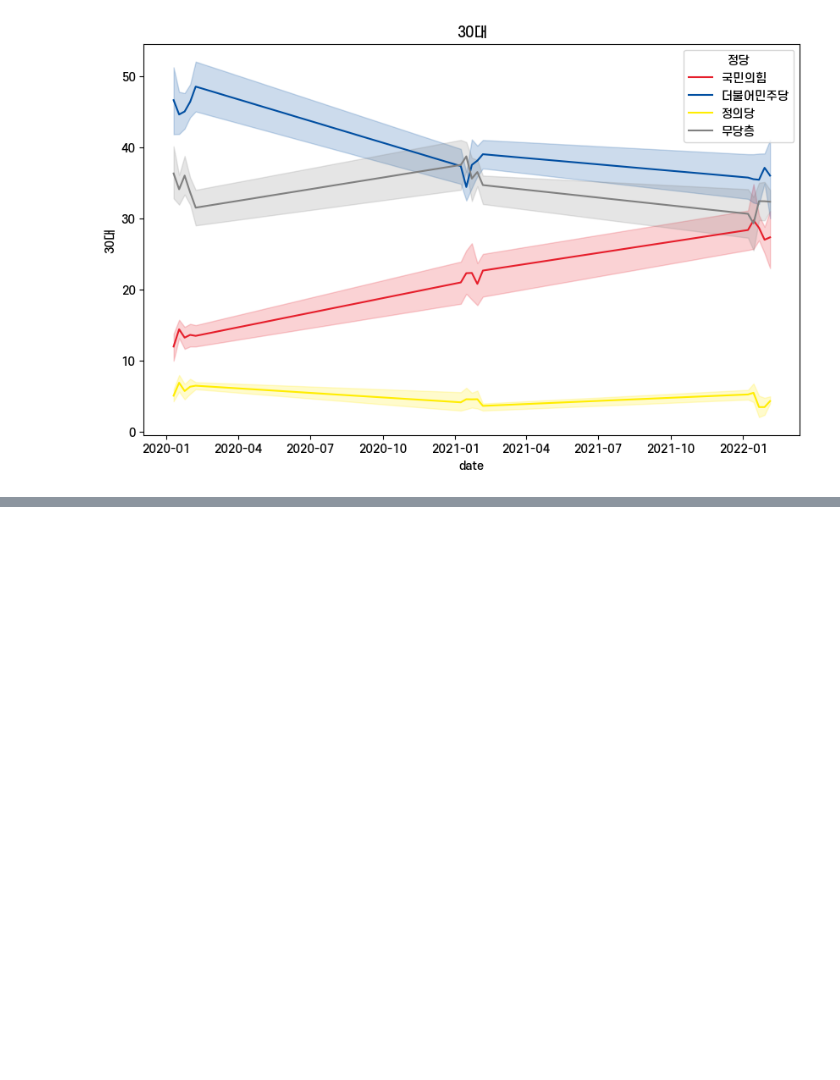
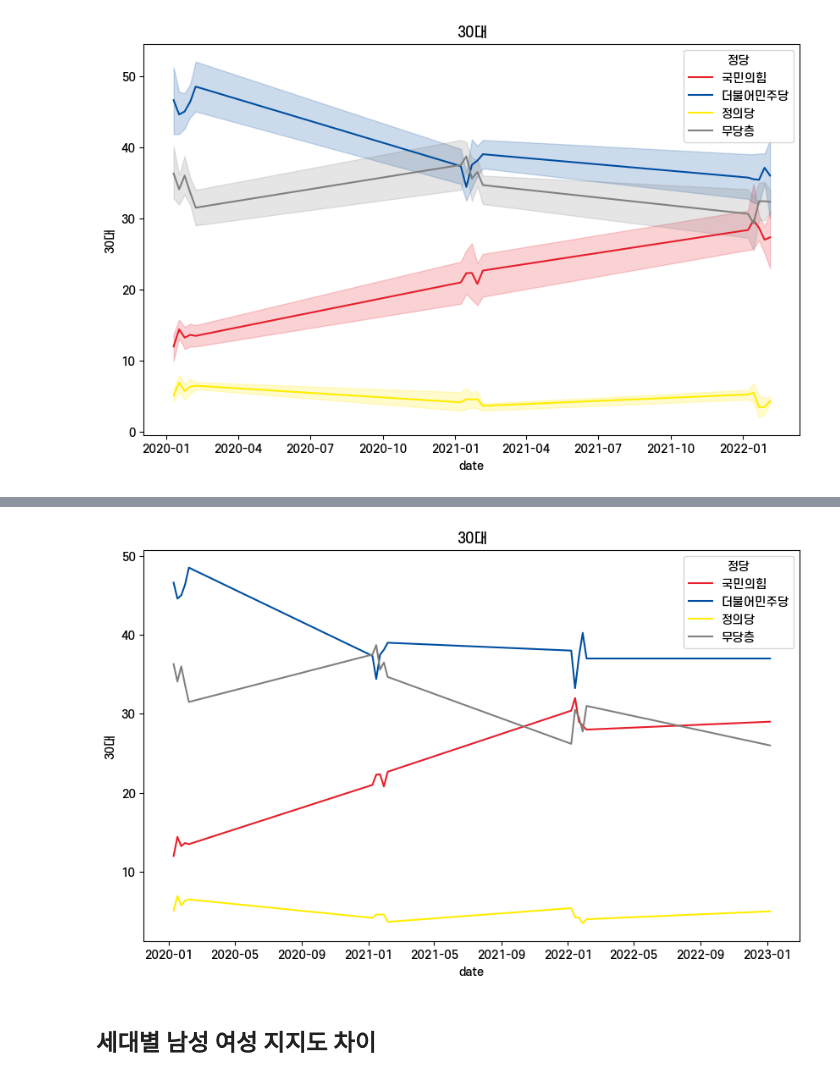
Before and after one commit to dschloe/streamlit-election-analysis, a Jupyter notebook: analysis.ipynb, the cells around one changed output, grey strips where cells are left out. Saved outputs shown, nothing was run; the diff lists cells and outputs as text; code cells hidden in the pictures; blank space fills up the shorter version.

```diff
--- a/analysis.ipynb
+++ b/analysis.ipynb
@@ -106,0 +162,10 @@ plt.show()
+# %%
+fig, ax = plt.subplots(figsize=(10, 6))
+sns.lineplot(df, x = 'date', y = '30대', hue = '정당', palette=custom_palette, errorbar=None)
+ax.set_title("30대")
+plt.savefig("output/30.png", dpi='figure')
+plt.show()
+# %% [output]
+[figure, added]
+# %% [markdown]
+## 세대별 남성 여성 지지도 차이
```
Also changed, not shown: parts of 12 cells of this notebook, 14 other files.
